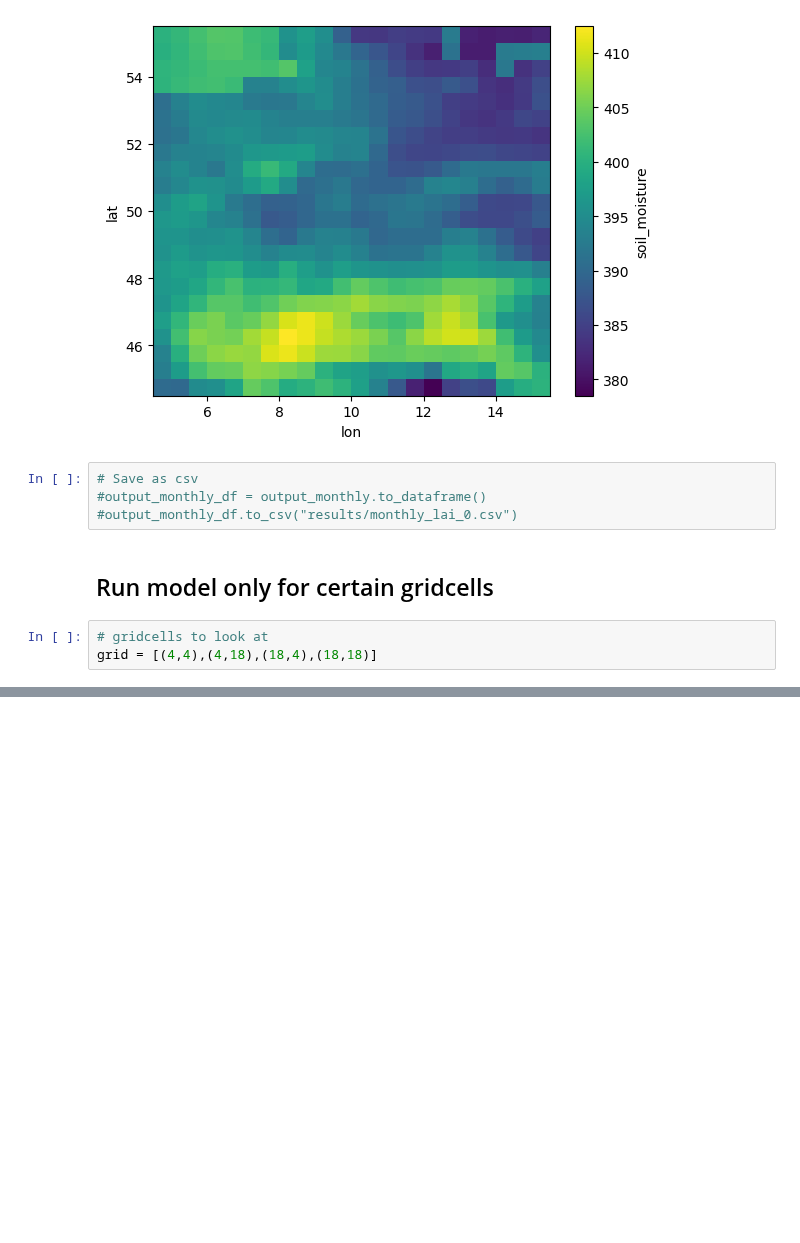
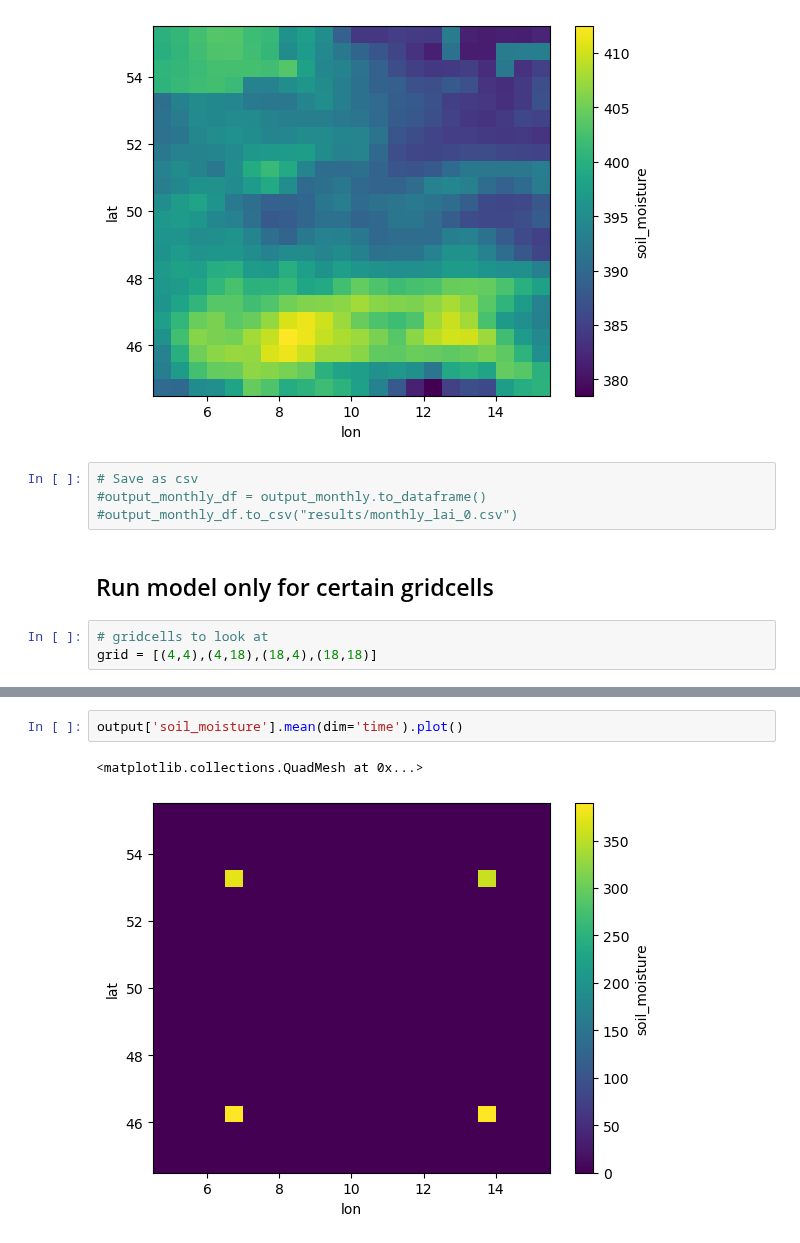
Before and after one commit to JohannaTrost/MSC24-WBM, a Jupyter notebook: monthly.ipynb, the cells around one changed output, grey strips where cells are left out. Drawn from its saved outputs; the diff is of its cells as text; blank space fills up the shorter version.

```diff
--- a/monthly.ipynb
+++ b/monthly.ipynb
@@ -127,0 +126,5 @@ AttributeError: module 'func' has no attribute 'grid_model_cell'
+# %%
+output['soil_moisture'].mean(dim='time').plot()
+# %% [output]
+<matplotlib.collections.QuadMesh at 0x...>
+[figure, added]
```
Also changed, not shown: parts of 2 cells of this notebook, 1 other file.
